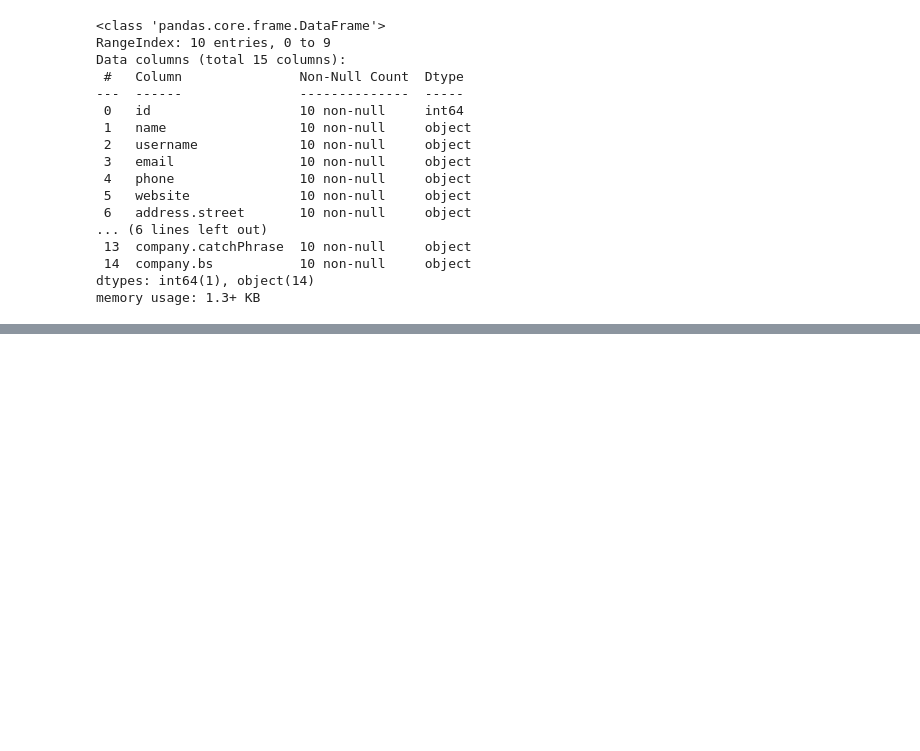
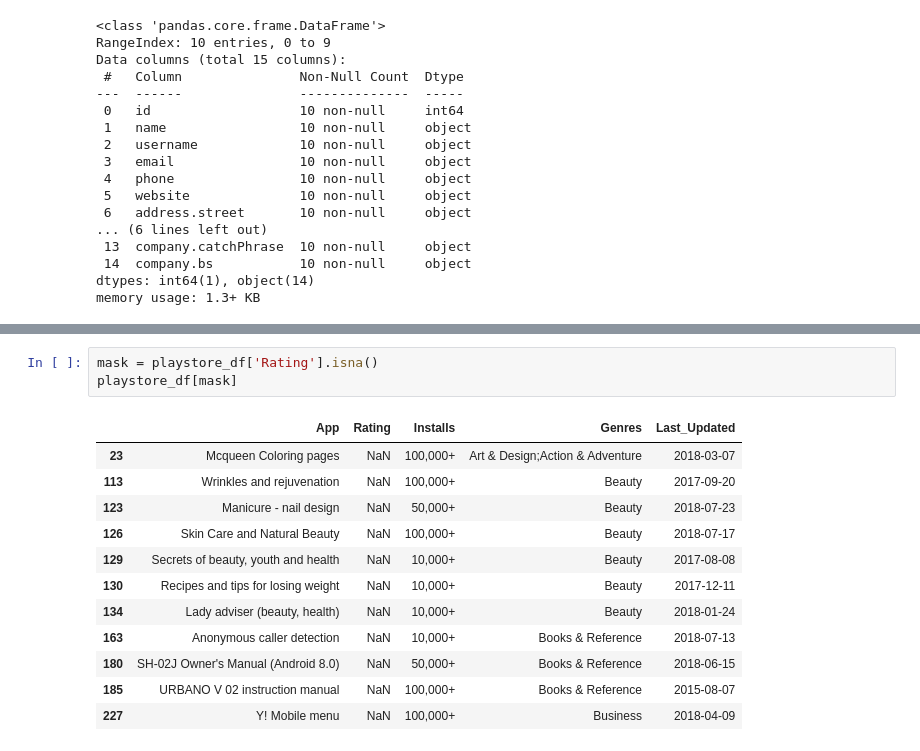
Before and after one commit to it-AVNG/pandas4Everyone, a Jupyter notebook: code/read_data.ipynb, the cells around one changed output, grey strips where cells are left out. Saved outputs shown, nothing was run; the diff lists cells and outputs as text; blank space fills up the shorter version.

```diff
--- a/code/read_data.ipynb
+++ b/code/read_data.ipynb
@@ -289,0 +342,16 @@ memory usage: 1.3+ KB
+# %%
+mask = playstore_df['Rating'].isna()
+playstore_df[mask]
+# %% [output]
+|  | App | Rating | Installs | Genres | Last_Updated |
+| 23 | Mcqueen Coloring pages | NaN | 100,000+ | Art & Design;Action & Adventure | 2018-03-07 |
+| 113 | Wrinkles and rejuvenation | NaN | 100,000+ | Beauty | 2017-09-20 |
+| 123 | Manicure - nail design | NaN | 50,000+ | Beauty | 2018-07-23 |
+| 126 | Skin Care and Natural Beauty | NaN | 100,000+ | Beauty | 2018-07-17 |
+| 129 | Secrets of beauty, youth and health | NaN | 10,000+ | Beauty | 2017-08-08 |
+| 130 | Recipes and tips for losing weight | NaN | 10,000+ | Beauty | 2017-12-11 |
+| 134 | Lady adviser (beauty, health) | NaN | 10,000+ | Beauty | 2018-01-24 |
+| 163 | Anonymous caller detection | NaN | 10,000+ | Books & Reference | 2018-07-13 |
+| 180 | SH-02J Owner's Manual (Android 8.0) | NaN | 50,000+ | Books & Reference | 2018-06-15 |
+| 185 | URBANO V 02 instruction manual | NaN | 100,000+ | Books & Reference | 2015-08-07 |
+| 227 | Y! Mobile menu | NaN | 100,000+ | Business | 2018-04-09 |
```
Also changed, not shown: parts of 8 cells of this notebook.
